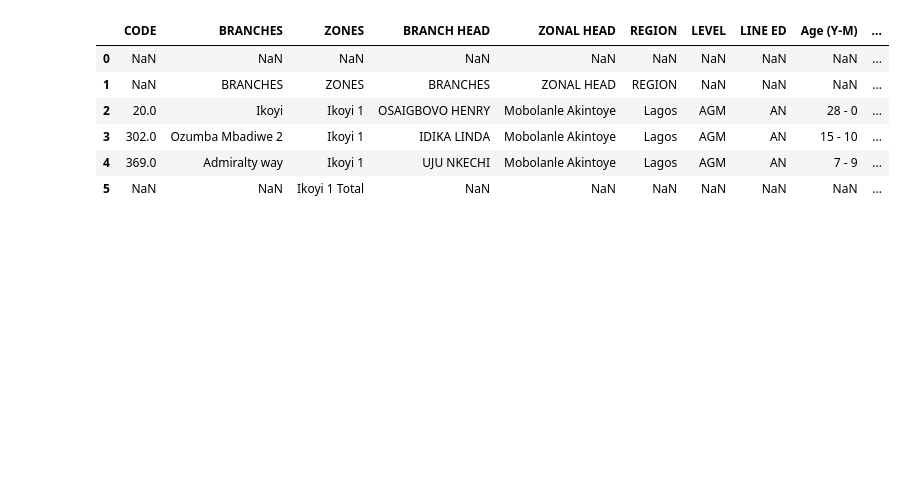
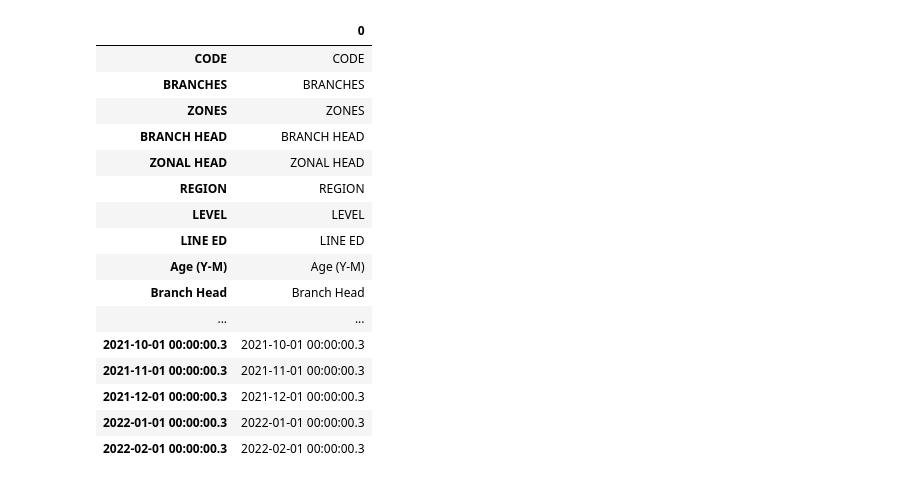
Before and after one commit to ANIEKWECHIDERA/MP-Analyzer, a Jupyter notebook: notebook.ipynb, the cells around one changed output. Drawn from its saved outputs; the diff is of its cells as text; code cells hidden in the pictures; blank space fills up the shorter version.

```diff
--- a/notebook.ipynb
+++ b/notebook.ipynb
@@ -1,14 +1,25 @@
 # %%
 import pandas as pd
-pd.set_option('display.max_columns', None)
+pd.set_option('display.max_rows', None)
+# pd.set_Option('display.max_rows', None)
 
 df = pd.read_excel(r"C:\Users\chide\Downloads\testMpa.xlsx")
-df
+df.columns.to_frame()
 # %% [output]
-|  | CODE | BRANCHES | ZONES | BRANCH HEAD | ZONAL HEAD | REGION | LEVEL | LINE ED | Age (Y-M) | ... |
-| 0 | NaN | NaN | NaN | NaN | NaN | NaN | NaN | NaN | NaN | ... |
-| 1 | NaN | BRANCHES | ZONES | BRANCHES | ZONAL HEAD | REGION | NaN | NaN | NaN | ... |
-| 2 | 20.0 | Ikoyi | Ikoyi 1 | OSAIGBOVO HENRY | Mobolanle Akintoye | Lagos | AGM | AN | 28 - 0 | ... |
-| 3 | 302.0 | Ozumba Mbadiwe 2 | Ikoyi 1 | IDIKA LINDA | Mobolanle Akintoye | Lagos | AGM | AN | 15 - 10 | ... |
-| 4 | 369.0 | Admiralty way | Ikoyi 1 | UJU NKECHI | Mobolanle Akintoye | Lagos | AGM | AN | 7 - 9 | ... |
-| 5 | NaN | NaN | Ikoyi 1 Total | NaN | NaN | NaN | NaN | NaN | NaN | ... |
+|  | 0 |
+| CODE | CODE |
+| BRANCHES | BRANCHES |
+| ZONES | ZONES |
+| BRANCH HEAD | BRANCH HEAD |
+| ZONAL HEAD | ZONAL HEAD |
+| REGION | REGION |
+| LEVEL | LEVEL |
+| LINE ED | LINE ED |
+| Age (Y-M) | Age (Y-M) |
+| Branch Head | Branch Head |
+| ... | ... |
+| 2021-10-01 00:00:00.3 | 2021-10-01 00:00:00.3 |
+| 2021-11-01 00:00:00.3 | 2021-11-01 00:00:00.3 |
+| 2021-12-01 00:00:00.3 | 2021-12-01 00:00:00.3 |
+| 2022-01-01 00:00:00.3 | 2022-01-01 00:00:00.3 |
+| 2022-02-01 00:00:00.3 | 2022-02-01 00:00:00.3 |
```
Also changed, not shown: 1 other file.
